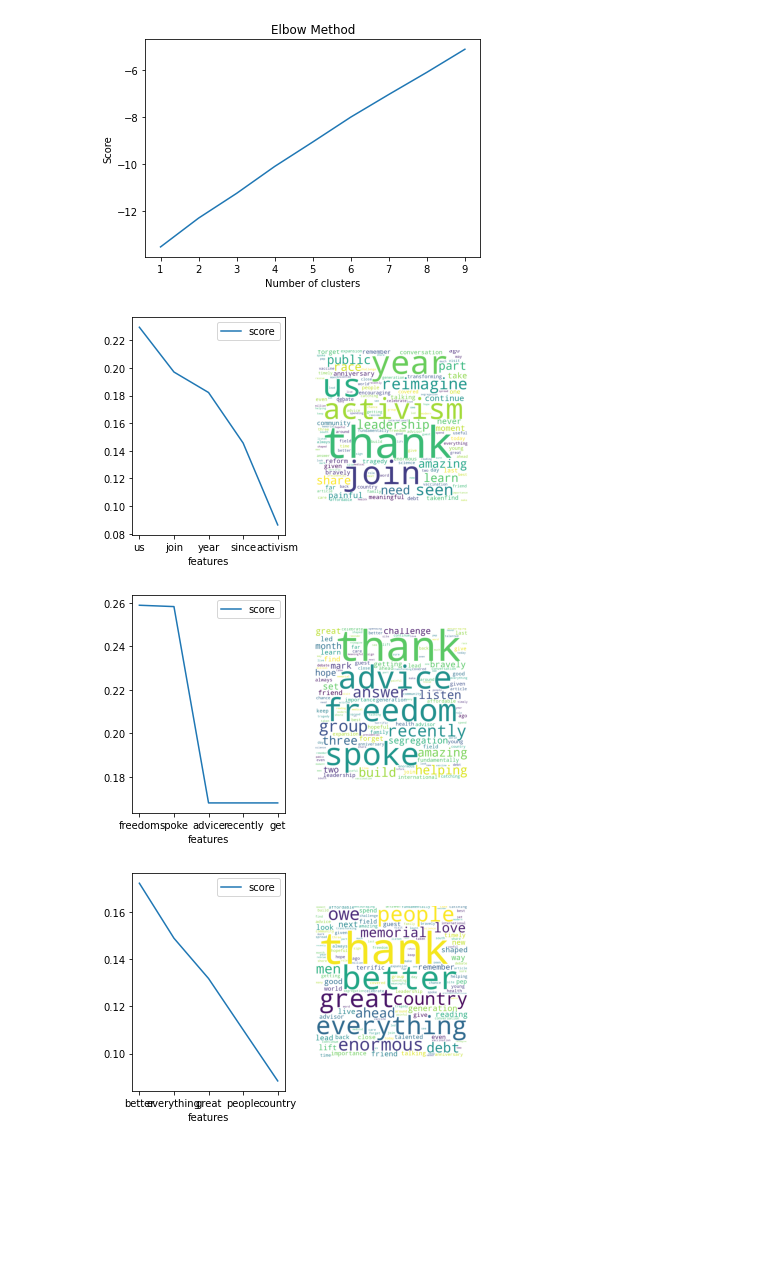
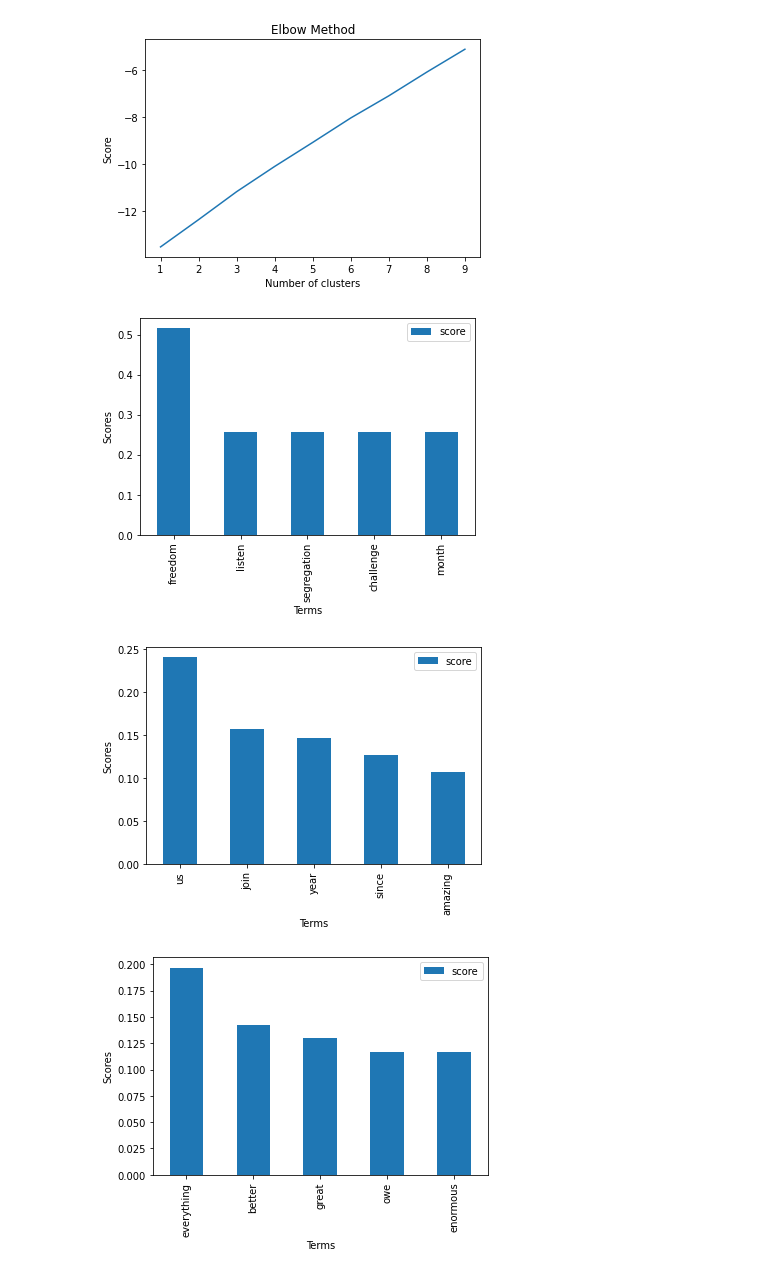
Before and after one commit to wzheng29/twitter-wordcloud, a Jupyter notebook: tweet_clusters.ipynb, the cells around one changed output. Cells and saved outputs as stored; diff of their text form; code cells hidden in the pictures; blank space fills up the shorter version.

Commit message:
Convert top 5 term plots to bar graphs. Break up word clouds for better visualization

```diff
--- a/tweet_clusters.ipynb
+++ b/tweet_clusters.ipynb
@@ -84,26 +84,25 @@ prediction = kmeans.predict(features)
 # %%
 #Top 5 terms with best score from each cluster
 terms = tfidf.get_feature_names()
 labels = np.unique(prediction)
 tfidf_array = features.toarray()
-top_terms = []
+all_terms = []
+
 for label in labels:
     index = np.where(prediction == label)
     means = np.mean(tfidf_array[index], axis = 0)#average score for each cluster
     sorted_mean = np.argsort(means)[::-1][:5]#top 5 scores
     best_terms = [(terms[i], means[i]) for i in sorted_mean]
-    top_terms = [terms[i] for i in np.argsort(means)[::-1][:]]
 
-    fig = plt.figure()
-    ax1 = fig.add_subplot(121)
-    ax2 = fig.add_subplot(122)
+    all_terms.append([terms[i] for i in np.argsort(means)[::-1][:]])
+
     graph = pd.DataFrame(best_terms,columns=['features','score'])
-    graph.plot(x='features', y='score', kind='line',ax=ax1)
-    word_cloud = WordCloud(width=900, height=900, background_color = 'white', min_font_size=10, prefer_horizontal = True).generate(' '.join(top_terms))
-    ax2.imshow(word_cloud)
-    ax2.axis("off")
-    plt.show()
+    graph.plot.bar(x='features', y='score')
+    plt.ylabel('Scores')
+    plt.xlabel('Terms')
+
+plt.show()
 # %% [output]
-[figure, old version]
+[figure, new version]
-[figure, old version]
+[figure, new version]
-[figure, old version]
+[figure, new version]
```
Also changed, not shown: parts of 2 cells of this notebook.
